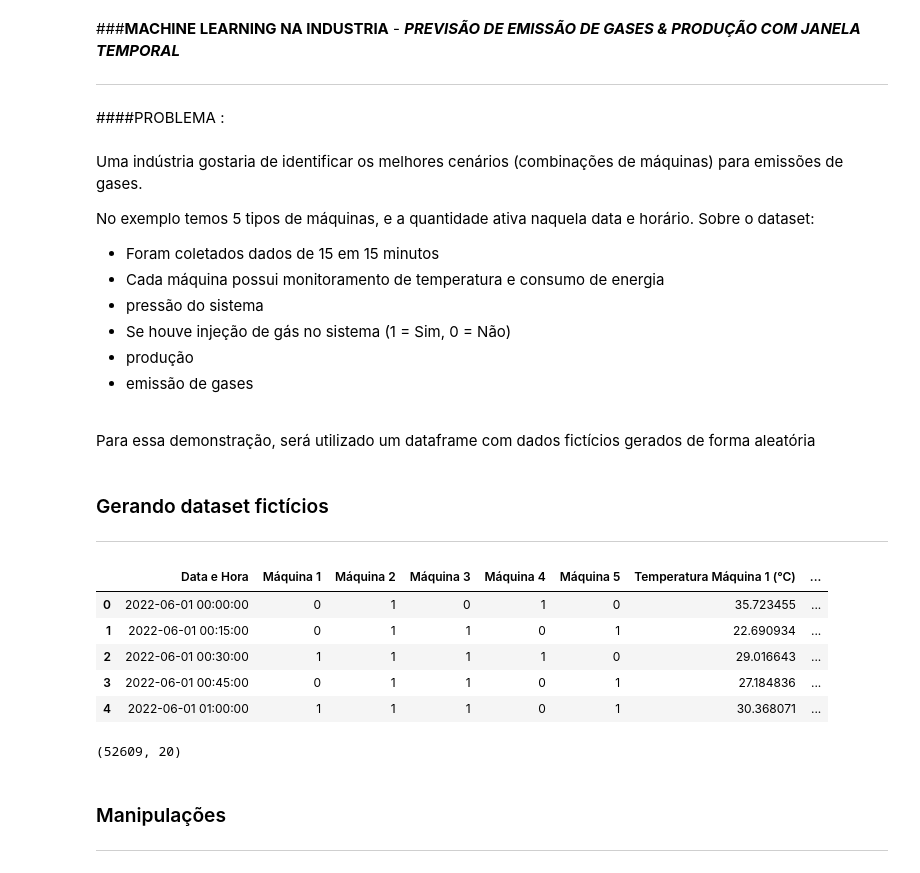
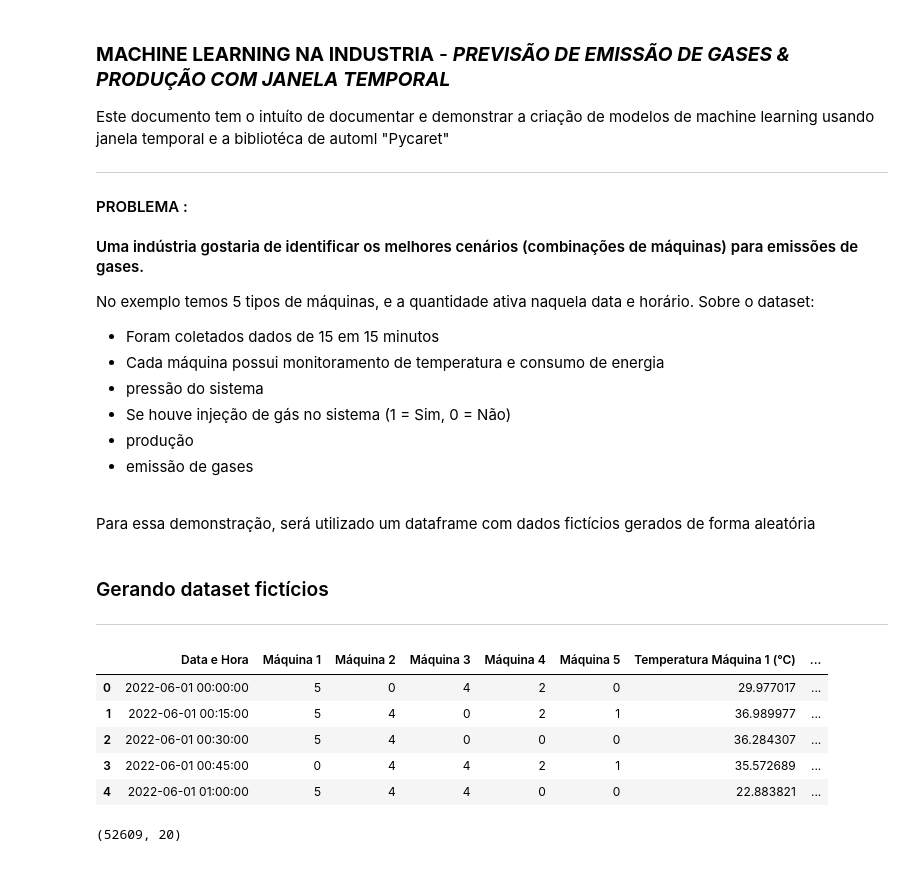
Before and after one commit to rhsouza/Regression-Gas_emission_forecast, a Jupyter notebook: Gas_emission_forecast.ipynb, the cells around one changed output. Saved outputs shown, nothing was run; the diff lists cells and outputs as text; code cells hidden in the pictures.

```diff
--- a/Gas_emission_forecast.ipynb
+++ b/Gas_emission_forecast.ipynb
@@ -1,8 +1,10 @@
 # %% [markdown]
-###**MACHINE LEARNING NA INDUSTRIA** - ***PREVISÃO DE EMISSÃO DE GASES & PRODUÇÃO COM JANELA TEMPORAL***
+### **MACHINE LEARNING NA INDUSTRIA** - ***PREVISÃO DE EMISSÃO DE GASES & PRODUÇÃO COM JANELA TEMPORAL***
+
+Este documento tem o intuíto de documentar e demonstrar a criação de modelos de machine learning usando janela temporal e a bibliotéca de automl "Pycaret"
 
 ---
-####PROBLEMA : <br><br> Uma indústria gostaria de identificar os melhores cenários (combinações de máquinas) para emissões de gases.
+#### PROBLEMA : <br><br> Uma indústria gostaria de identificar os melhores cenários (combinações de máquinas) para emissões de gases.
 
 No exemplo temos 5 tipos de máquinas, e a quantidade ativa naquela data e horário.
 Sobre o dataset:
@@ -23,6 +25,7 @@ Para essa demonstração, será utilizado um dataframe com dados fictícios gera
 # Importando bibliotécas
 import pandas as pd
 import random
+import seaborn as sn
 from datetime import datetime, timedelta
 
 # Começo e fim da coleta de dados
@@ -69,53 +72,49 @@ while data_atual <= data_final:
     consumo_energia_m3.append(random.uniform(70, 120))
     consumo_energia_m4.append(random.uniform(40, 90))
     consumo_energia_m5.append(random.uniform(80, 130))
-    maquina_tipo_1.append(random.choice([0, 1]))
-    maquina_tipo_2.append(random.choice([0, 1]))
-    maquina_tipo_3.append(random.choice([0, 1]))
-    maquina_tipo_4.append(random.choice([0, 1]))
+    maquina_tipo_1.append(random.choice([0, 5]))
+    maquina_tipo_2.append(random.choice([0, 4]))
+    maquina_tipo_3.append(random.choice([0, 4]))
+    maquina_tipo_4.append(random.choice([0, 2]))
     maquina_tipo_5.append(random.choice([0, 1]))
     emissao_gases.append(random.uniform(0, 10))
     data_atual += delta_tempo
 
 # Criando dataframe
 dados_maquinas = pd.DataFrame({
     'Data e Hora': datas_horas,
     'Máquina 1': maquina_tipo_1,
     'Máquina 2': maquina_tipo_2,
     'Máquina 3': maquina_tipo_3,
     'Máquina 4': maquina_tipo_4,
     'Máquina 5': maquina_tipo_5,
     'Temperatura Máquina 1 (°C)': temperatura_m1,
     'Temperatura Máquina 2 (°C)': temperatura_m2,
     'Temperatura Máquina 3 (°C)': temperatura_m3,
     'Temperatura Máquina 4 (°C)': temperatura_m4,
     'Temperatura Máquina 5 (°C)': temperatura_m5,
     'Consumo de Energia Máquina 1 (kWh)': consumo_energia_m1,
     'Consumo de Energia Máquina 2 (kWh)': consumo_energia_m2,
     'Consumo de Energia Máquina 3 (kWh)': consumo_energia_m3,
     'Consumo de Energia Máquina 4 (kWh)': consumo_energia_m4,
     'Consumo de Energia Máquina 5 (kWh)': consumo_energia_m5,
     'Pressão (bar)': pressao,
     'producao (m³)': producao,
     'Injeção de Gás': injecao_gas,
     'Emissão de Gases (kg/h)': emissao_gases
 })
 
 # Exibindo as 5 primeiras linhas do dataset
 dados_maquinas.head(5)
 # %% [output]
 |  | Data e Hora | Máquina 1 | Máquina 2 | Máquina 3 | Máquina 4 | Máquina 5 | Temperatura Máquina 1 (°C) | ... |
-| 0 | 2022-06-01 00:00:00 | 0 | 1 | 0 | 1 | 0 | 35.723455 | ... |
-| 1 | 2022-06-01 00:15:00 | 0 | 1 | 1 | 0 | 1 | 22.690934 | ... |
-| 2 | 2022-06-01 00:30:00 | 1 | 1 | 1 | 1 | 0 | 29.016643 | ... |
-| 3 | 2022-06-01 00:45:00 | 0 | 1 | 1 | 0 | 1 | 27.184836 | ... |
-| 4 | 2022-06-01 01:00:00 | 1 | 1 | 1 | 0 | 1 | 30.368071 | ... |
+| 0 | 2022-06-01 00:00:00 | 5 | 0 | 4 | 2 | 0 | 29.977017 | ... |
+| 1 | 2022-06-01 00:15:00 | 5 | 4 | 0 | 2 | 1 | 36.989977 | ... |
+| 2 | 2022-06-01 00:30:00 | 5 | 4 | 0 | 0 | 0 | 36.284307 | ... |
+| 3 | 2022-06-01 00:45:00 | 0 | 4 | 4 | 2 | 1 | 35.572689 | ... |
+| 4 | 2022-06-01 01:00:00 | 5 | 4 | 4 | 0 | 0 | 22.883821 | ... |
 # %%
 # Tamanho do dataset
 dados_maquinas.shape
 # %% [output]
 (52609, 20)
-# %% [markdown]
-### Manipulações
-
----
```
Also changed, not shown: parts of 13 cells of this notebook.
